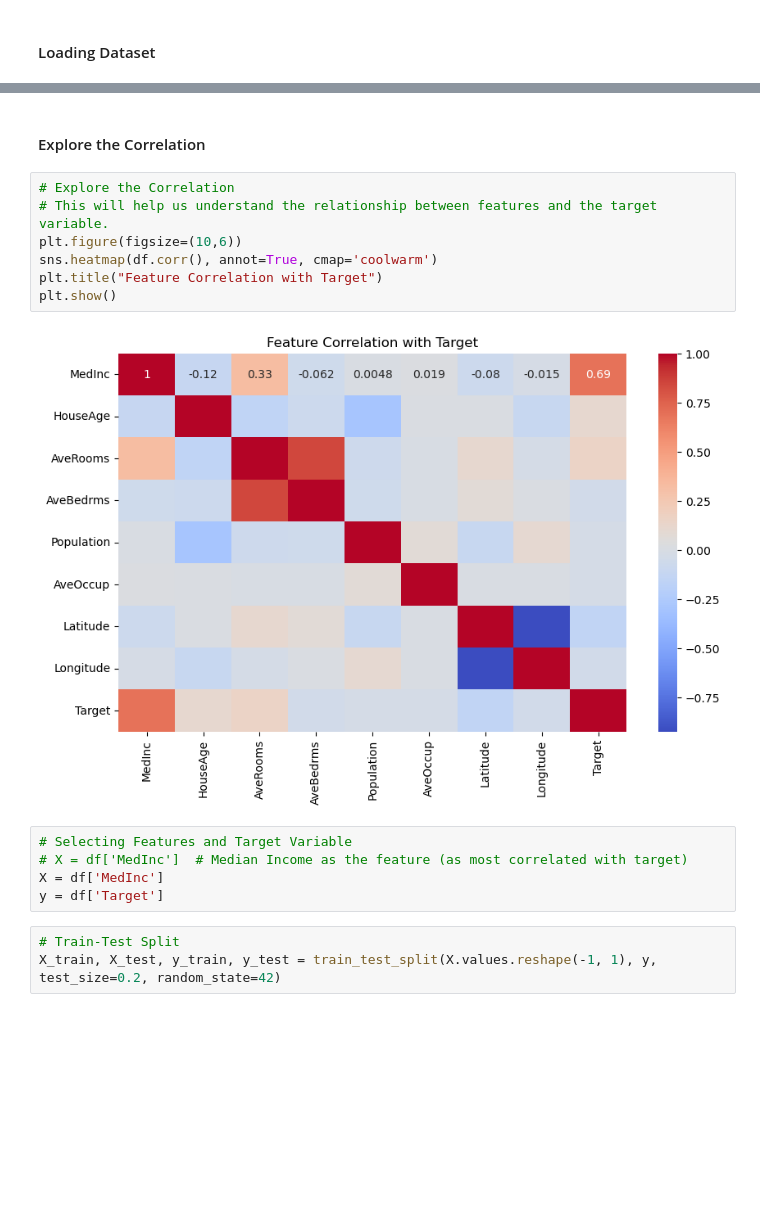
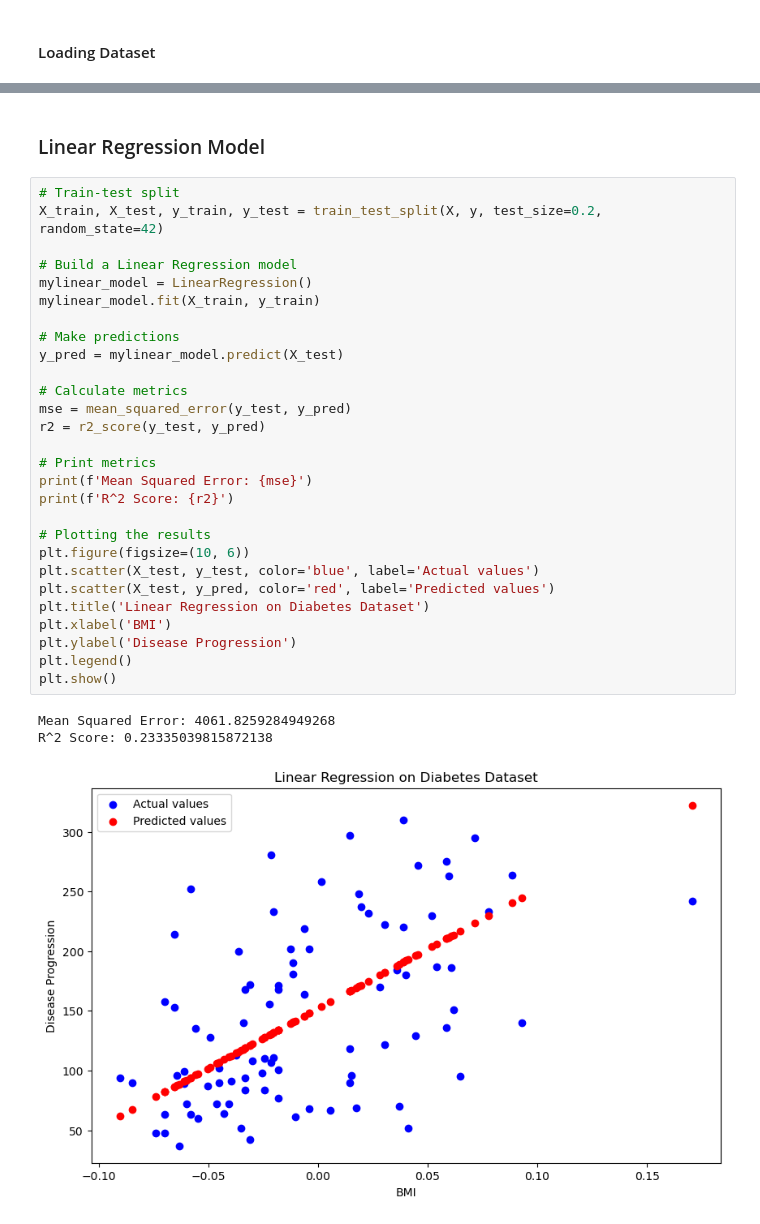
Before and after one commit to uzakariyya/Cohort-3.0-Machine-Learning-Assignments, a Jupyter notebook: Linear Regression/Linear.ipynb, the cells around one changed output, grey strips where cells are left out. Saved outputs shown, nothing was run; the diff lists cells and outputs as text; blank space fills up the shorter version.

```diff
--- a/Linear Regression/Linear.ipynb
+++ b/Linear Regression/Linear.ipynb
@@ -40,20 +41,35 @@ from sklearn.model_selection import train_test_split
-# %% [markdown]
-#### Explore the Correlation
-# %%
-# Explore the Correlation
-# This will help us understand the relationship between features and the target variable.
-plt.figure(figsize=(10,6))
-sns.heatmap(df.corr(), annot=True, cmap='coolwarm')
-plt.title("Feature Correlation with Target")
-plt.show()
-# %% [output]
-[figure, removed]
+# %% [markdown]
+### Linear Regression Model
 # %%
-# Selecting Features and Target Variable
-# X = df['MedInc']  # Median Income as the feature (as most correlated with target)
-X = df['MedInc']
-y = df['Target']
+# Train-test split
+X_train, X_test, y_train, y_test = train_test_split(X, y, test_size=0.2, random_state=42)
+
+# Build a Linear Regression model
+mylinear_model = LinearRegression()
+mylinear_model.fit(X_train, y_train)
+
+# Make predictions
+y_pred = mylinear_model.predict(X_test)
+
+# Calculate metrics
+mse = mean_squared_error(y_test, y_pred)
+r2 = r2_score(y_test, y_pred)
+
+# Print metrics
+print(f'Mean Squared Error: {mse}')
+print(f'R^2 Score: {r2}')
+
+# Plotting the results
+plt.figure(figsize=(10, 6))
+plt.scatter(X_test, y_test, color='blue', label='Actual values')
+plt.scatter(X_test, y_pred, color='red', label='Predicted values')
+plt.title('Linear Regression on Diabetes Dataset')
+plt.xlabel('BMI')
+plt.ylabel('Disease Progression')
+plt.legend()
+plt.show()
+# %% [output]
+Mean Squared Error: 4061.8259284949268
+R^2 Score: 0.23335039815872138
+[figure, added]
-# %%
-# Train-Test Split
-X_train, X_test, y_train, y_test = train_test_split(X.values.reshape(-1, 1), y, test_size=0.2, random_state=42)
 # %% [markdown]
```
Also changed, not shown: parts of 18 cells of this notebook.
